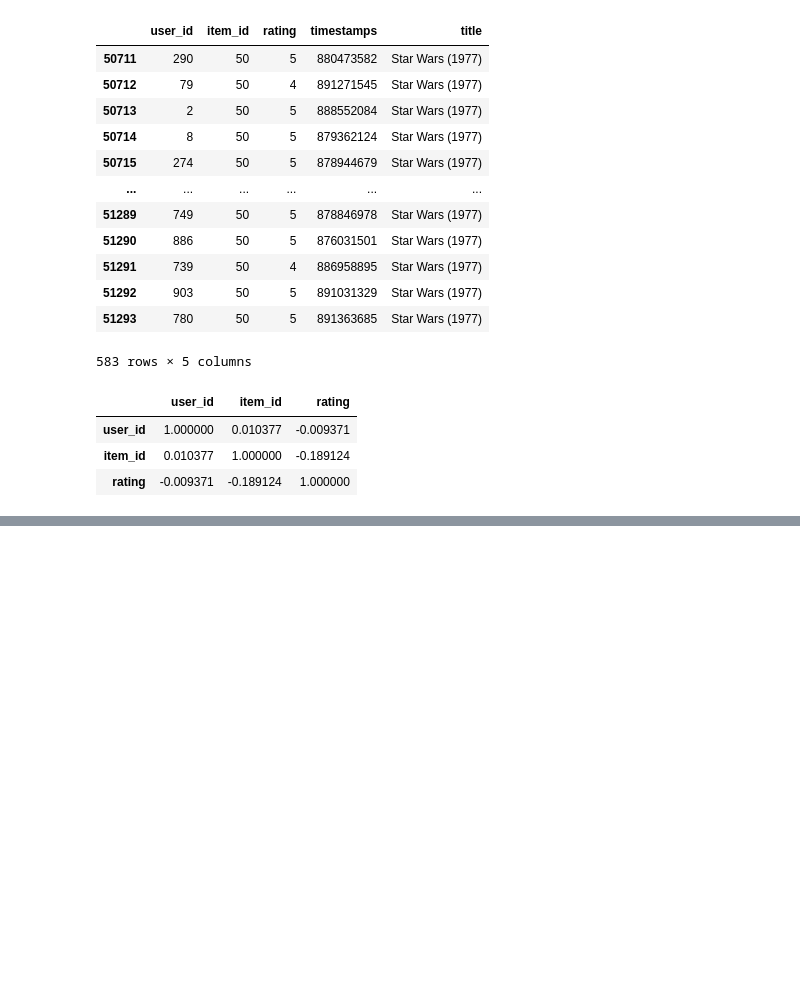
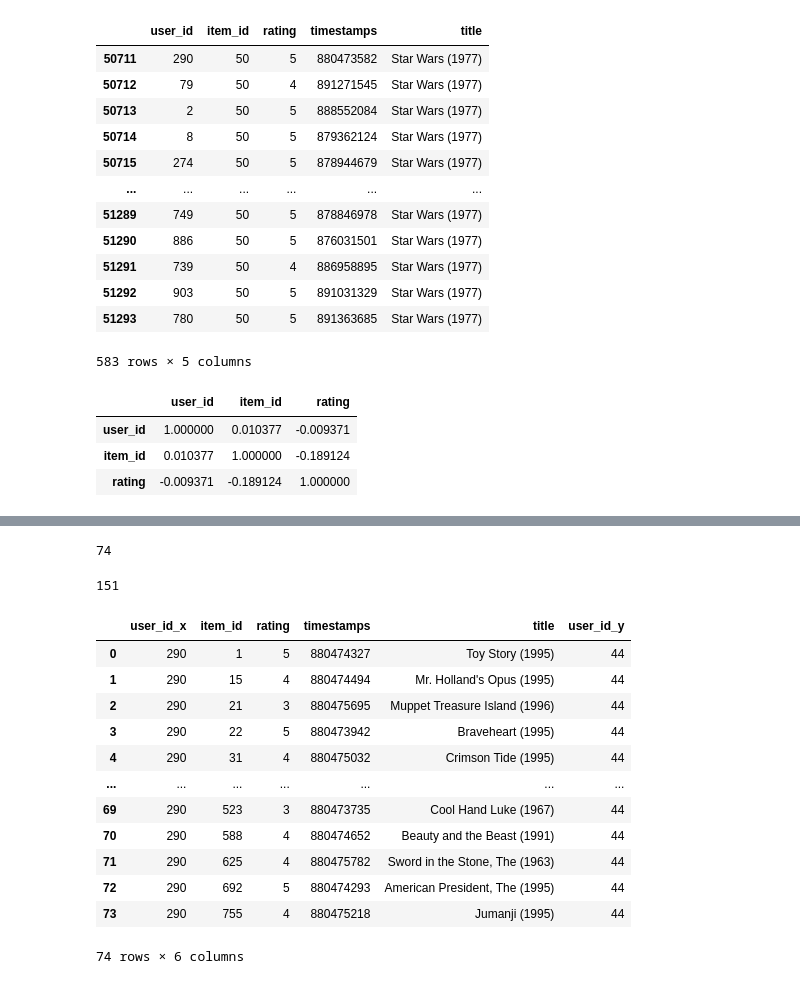
Before and after one commit to ali-d-nasseri/Recommender-System, a Jupyter notebook: Recommender Project.ipynb, the cells around one changed output, grey strips where cells are left out. Cells and saved outputs as stored; diff of their text form; code cells hidden in the pictures; blank space fills up the shorter version.

```diff
--- a/Recommender Project.ipynb
+++ b/Recommender Project.ipynb
@@ -270,0 +413,13 @@ movielens[(movielens['item_id'] == 243 ) &(movielens['user_id'] == 290) ]
+# %%
+# lets test if we got the right users, so we are going to investigate if user 1 has at least 40 items in common with user 290
+# the answer is yesssss
+
+c = movielens[movielens['user_id']== 44]['item_id'].tolist()
+h = set(b1).intersection(c)
+len(h)
+# %% [output]
+74
+# %%
+len(movielens[movielens['user_id']== 44][['item_id', 'user_id']].sort_values(by = 'item_id',ascending = True)) # rated 151 items and 74 in common with user 290
+# %% [output]
+151
@@ -270,0 +428,19 @@ movielens[(movielens['item_id'] == 243 ) &(movielens['user_id'] == 290) ]
+# %%
+# lets see which ones they have in common
+m = movielens[movielens['user_id']== 44][['item_id', 'user_id']].sort_values(by = 'item_id',ascending = True)
+# %%
+b.merge(m, on = 'item_id')
+# %% [output]
+|  | user_id_x | item_id | rating | timestamps | title | user_id_y |
+| 0 | 290 | 1 | 5 | 880474327 | Toy Story (1995) | 44 |
+| 1 | 290 | 15 | 4 | 880474494 | Mr. Holland's Opus (1995) | 44 |
+| 2 | 290 | 21 | 3 | 880475695 | Muppet Treasure Island (1996) | 44 |
+| 3 | 290 | 22 | 5 | 880473942 | Braveheart (1995) | 44 |
+| 4 | 290 | 31 | 4 | 880475032 | Crimson Tide (1995) | 44 |
+| ... | ... | ... | ... | ... | ... | ... |
+| 69 | 290 | 523 | 3 | 880473735 | Cool Hand Luke (1967) | 44 |
+| 70 | 290 | 588 | 4 | 880474652 | Beauty and the Beast (1991) | 44 |
+| 71 | 290 | 625 | 4 | 880475782 | Sword in the Stone, The (1963) | 44 |
+| 72 | 290 | 692 | 5 | 880474293 | American President, The (1995) | 44 |
+| 73 | 290 | 755 | 4 | 880475218 | Jumanji (1995) | 44 |
+74 rows × 6 columns
```
Also changed, not shown: parts of 36 cells of this notebook.
